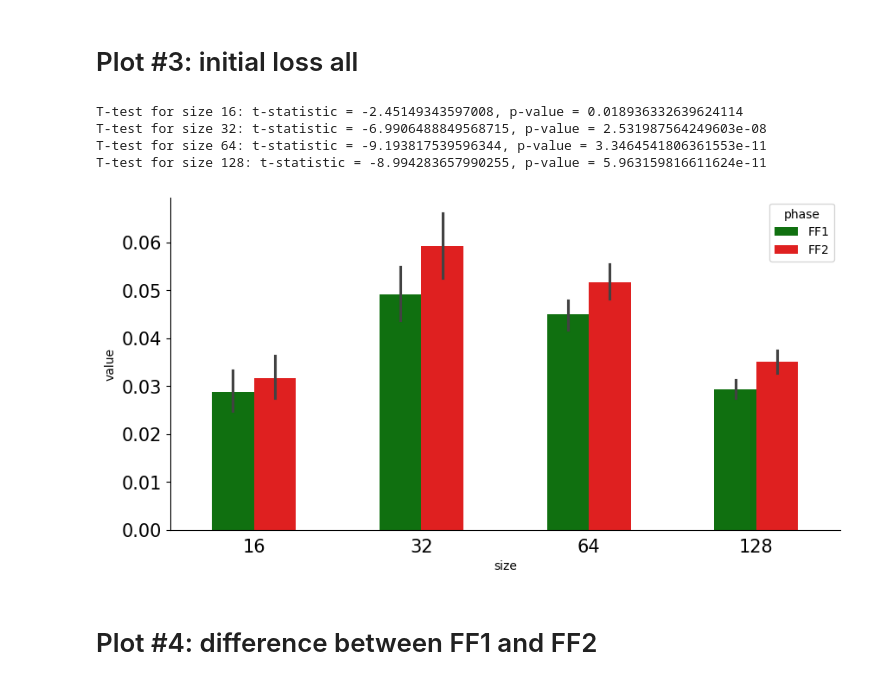
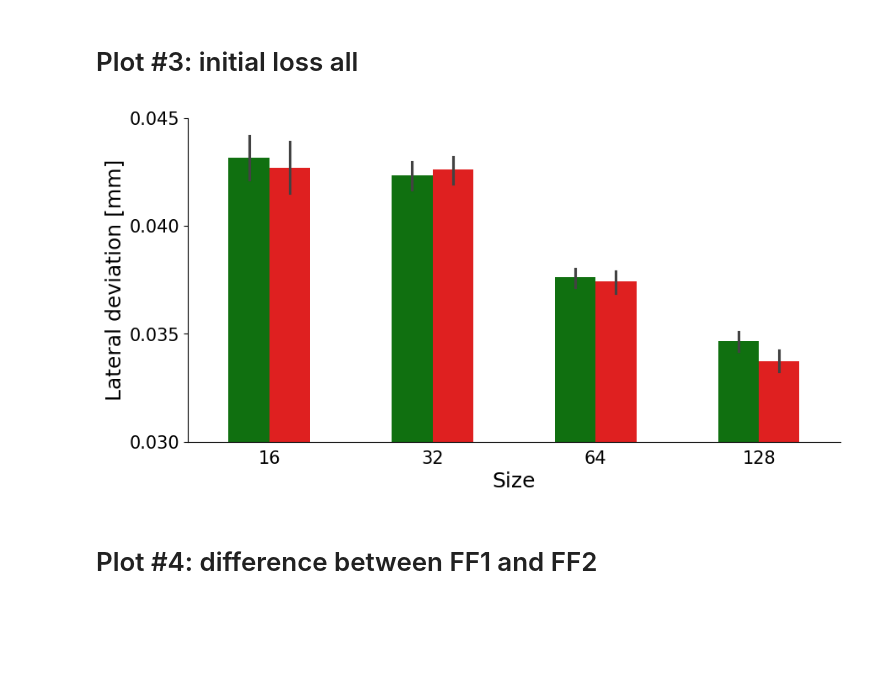
Before and after one commit to mshahbazi1997/MotorSavingModel, a Jupyter notebook: notebooks/test_saving.ipynb, the cells around one changed output. Cells and saved outputs as stored; diff of their text form; code cells hidden in the pictures; blank space fills up the shorter version.

```diff
--- a/notebooks/test_saving.ipynb
+++ b/notebooks/test_saving.ipynb
@@ -202,41 +202,42 @@ fig.savefig(os.path.join(save_fig, 'saving_batch0_lat_lr_neg.pdf'), dpi=300, bbo
 # %% [markdown]
 # Plot #3: initial loss all
 # %%
-L = pd.read_csv(base_dir+'/loss_rate.csv')
+L = pd.read_csv(base_dir+'/loss_init.csv')
 #D = L[L['phase'].isin(['FF1', 'FF2'])]
 D = L[(L['phase'].isin(['FF1', 'FF2']))]  #& (L['target'] == 5)
 
 
 fig, ax = plt.subplots(1, 1, figsize=(10, 5))
 
 
 
 sb.barplot(x='size', y='value', data=D, hue='phase', width=0.5, ax=ax, palette=palette_colors) # ,errorbar=None
 
 
 ax.spines['top'].set_visible(False)
 ax.spines['right'].set_visible(False)
 
 ax.xaxis.set_tick_params(labelsize=fontsize_tick)
 ax.yaxis.set_tick_params(labelsize=fontsize_tick)
 
 ax.tick_params(bottom=False)
-#ax.set_xlabel('Phase', fontsize=fontsize_label)
-#ax.set_ylabel('LR', fontsize=fontsize_label)
+ax.set_xlabel('Size', fontsize=fontsize_label)
+ax.set_ylabel('Lateral deviation [mm]', fontsize=fontsize_label)
+
+ax.set_ylim([0.03, 0.045])
+ax.set_yticks([0.03,0.035, 0.04,0.045])
+ax.legend().set_visible(False)
 
 
-for size in D['size'].unique():
-    data_size_ff1 = D[(D['size'] == size) & (D['phase'] == 'FF1')]['value']
-    data_size_ff2 = D[(D['size'] == size) & (D['phase'] == 'FF2')]['value']
-    t_stat, p_value = stats.ttest_rel(data_size_ff1, data_size_ff2)
-    print(f"T-test for size {size}: t-statistic = {t_stat}, p-value = {p_value}")
+fig.savefig(os.path.join(save_fig, 'perf_vs_size.pdf'), dpi=300, bbox_inches='tight')
+# for size in D['size'].unique():
+#     data_size_ff1 = D[(D['size'] == size) & (D['phase'] == 'FF1')]['value']
+#     data_size_ff2 = D[(D['size'] == size) & (D['phase'] == 'FF2')]['value']
+#     t_stat, p_value = stats.ttest_rel(data_size_ff1, data_size_ff2)
+#     print(f"T-test for size {size}: t-statistic = {t_stat}, p-value = {p_value}")
 #ax.set_ylim([0.03, 0.05])
 # %% [output]
-T-test for size 16: t-statistic = -2.45149343597008, p-value = 0.018936332639624114
-T-test for size 32: t-statistic = -6.9906488849568715, p-value = 2.531987564249603e-08
-T-test for size 64: t-statistic = -9.193817539596344, p-value = 3.3464541806361553e-11
-T-test for size 128: t-statistic = -8.994283657990255, p-value = 5.963159816611624e-11
-[figure, old version]
+[figure, new version]
 # %% [markdown]
 # Plot #4: difference between FF1 and FF2
 # %%
```
Also changed, not shown: parts of 1 cell of this notebook, 2 other files.
